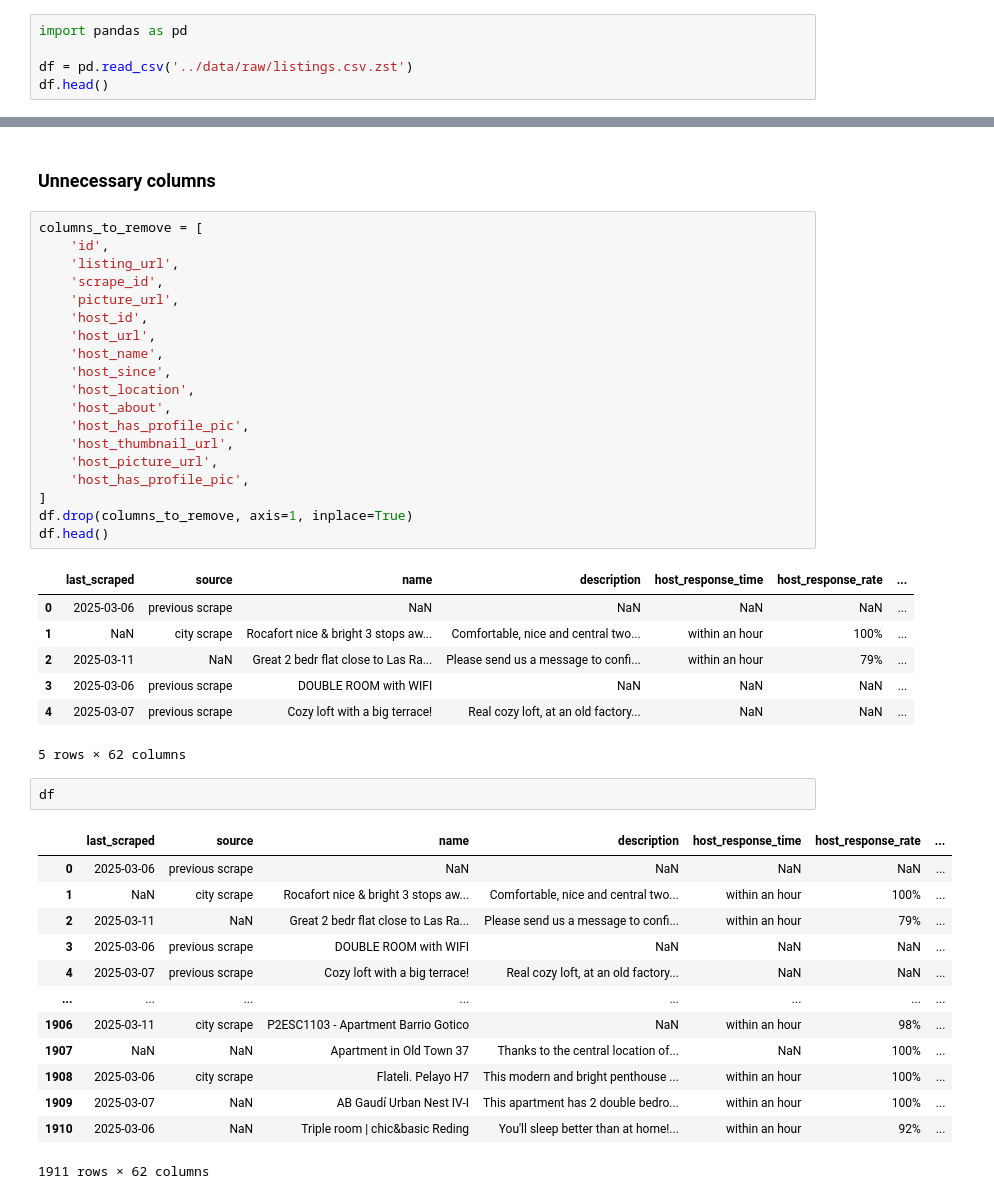
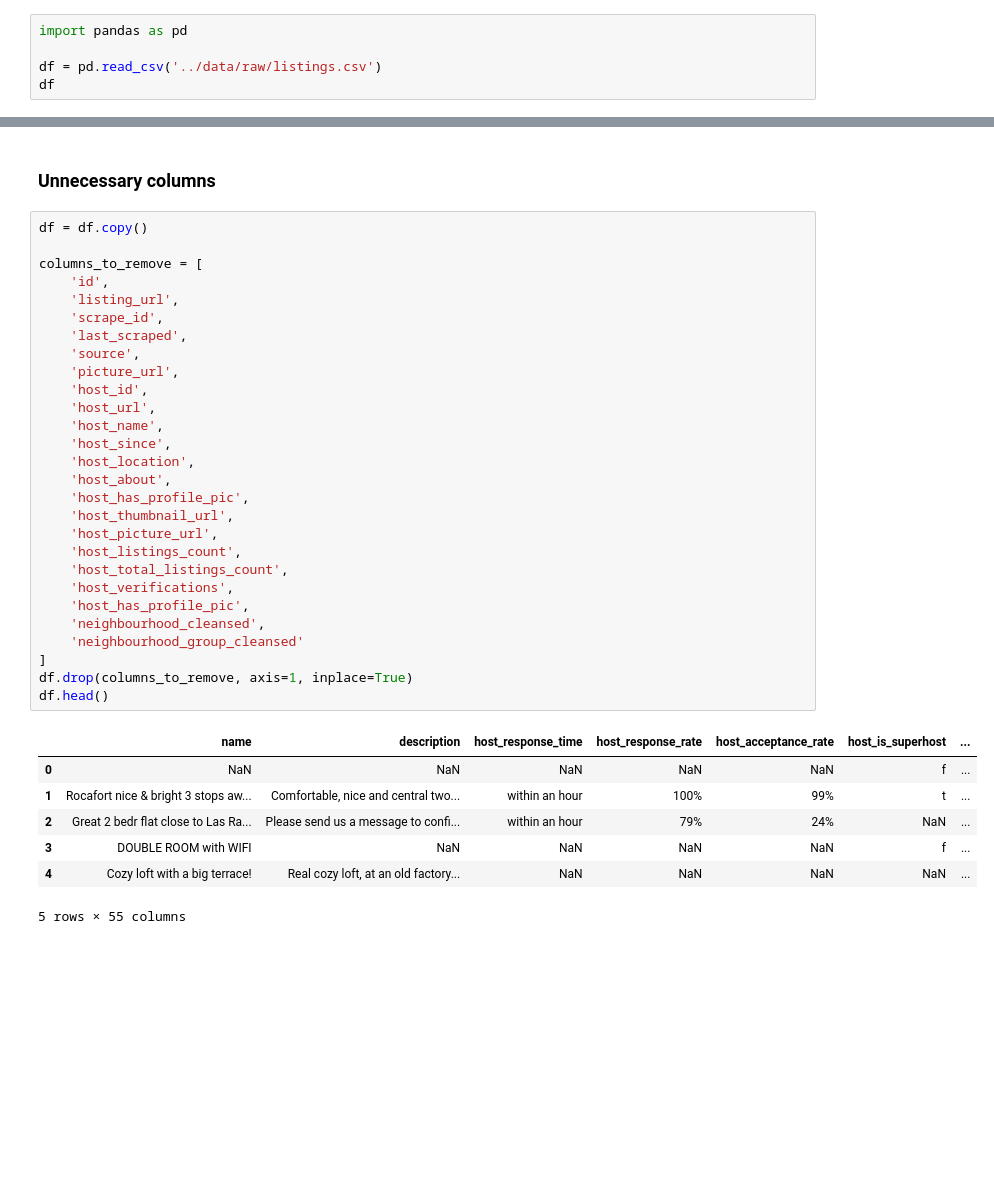
Before and after one commit to dominika232323/Harsh-Review-Detector, a Jupyter notebook: notebooks/1.0-db-data-analysis.ipynb, the cells around one changed output, grey strips where cells are left out. Cells and saved outputs as stored; diff of their text form; blank space fills up the shorter version.

```diff
--- a/notebooks/1.0-db-data-analysis.ipynb
+++ b/notebooks/1.0-db-data-analysis.ipynb
@@ -3,7 +3,7 @@
 # %%
 import pandas as pd
 
-df = pd.read_csv('../data/raw/listings.csv.zst')
-df.head()
+df = pd.read_csv('../data/raw/listings.csv')
+df
 # %% [output]
 |  | id | listing_url | scrape_id | last_scraped | source | name | description | neighborhood_overview | ... |
@@ -146,48 +152,41 @@ memory usage: 1.1+ MB
 # %% [markdown]
 ### Unnecessary columns
 # %%
+df = df.copy()
+
 columns_to_remove = [
     'id',
     'listing_url',
     'scrape_id',
+    'last_scraped',
+    'source',
     'picture_url',
     'host_id',
     'host_url',
     'host_name',
     'host_since',
     'host_location',
     'host_about',
     'host_has_profile_pic',
     'host_thumbnail_url',
     'host_picture_url',
+    'host_listings_count',
+    'host_total_listings_count',
+    'host_verifications',
     'host_has_profile_pic',
+    'neighbourhood_cleansed',
+    'neighbourhood_group_cleansed'
 ]
 df.drop(columns_to_remove, axis=1, inplace=True)
 df.head()
 # %% [output]
-|  | last_scraped | source | name | description | host_response_time | host_response_rate | ... |
-| 0 | 2025-03-06 | previous scrape | NaN | NaN | NaN | NaN | ... |
-| 1 | NaN | city scrape | Rocafort nice & bright 3 stops aw... | Comfortable, nice and central two... | within an hour | 100% | ... |
-| 2 | 2025-03-11 | NaN | Great 2 bedr flat close to Las Ra... | Please send us a message to confi... | within an hour | 79% | ... |
-| 3 | 2025-03-06 | previous scrape | DOUBLE ROOM with WIFI | NaN | NaN | NaN | ... |
-| 4 | 2025-03-07 | previous scrape | Cozy loft with a big terrace! | Real cozy loft, at an old factory... | NaN | NaN | ... |
+|  | name | description | host_response_time | host_response_rate | host_acceptance_rate | host_is_superhost | ... |
+| 0 | NaN | NaN | NaN | NaN | NaN | f | ... |
+| 1 | Rocafort nice & bright 3 stops aw... | Comfortable, nice and central two... | within an hour | 100% | 99% | t | ... |
+| 2 | Great 2 bedr flat close to Las Ra... | Please send us a message to confi... | within an hour | 79% | 24% | NaN | ... |
+| 3 | DOUBLE ROOM with WIFI | NaN | NaN | NaN | NaN | f | ... |
+| 4 | Cozy loft with a big terrace! | Real cozy loft, at an old factory... | NaN | NaN | NaN | NaN | ... |
-5 rows × 62 columns
+5 rows × 55 columns
-# %%
-df
-# %% [output]
-|  | last_scraped | source | name | description | host_response_time | host_response_rate | ... |
-| 0 | 2025-03-06 | previous scrape | NaN | NaN | NaN | NaN | ... |
-| 1 | NaN | city scrape | Rocafort nice & bright 3 stops aw... | Comfortable, nice and central two... | within an hour | 100% | ... |
-| 2 | 2025-03-11 | NaN | Great 2 bedr flat close to Las Ra... | Please send us a message to confi... | within an hour | 79% | ... |
-| 3 | 2025-03-06 | previous scrape | DOUBLE ROOM with WIFI | NaN | NaN | NaN | ... |
-| 4 | 2025-03-07 | previous scrape | Cozy loft with a big terrace! | Real cozy loft, at an old factory... | NaN | NaN | ... |
-| ... | ... | ... | ... | ... | ... | ... | ... |
-| 1906 | 2025-03-11 | city scrape | P2ESC1103 - Apartment Barrio Gotico | NaN | within an hour | 98% | ... |
-| 1907 | NaN | NaN | Apartment in Old Town 37 | Thanks to the central location of... | NaN | 100% | ... |
-| 1908 | 2025-03-06 | city scrape | Flateli. Pelayo H7 | This modern and bright penthouse ... | within an hour | 100% | ... |
-| 1909 | 2025-03-07 | NaN | AB Gaudí Urban Nest IV-I | This apartment has 2 double bedro... | within an hour | 100% | ... |
-| 1910 | 2025-03-06 | NaN | Triple room | chic&basic Reding | You'll sleep better than at home!... | within an hour | 92% | ... |
-1911 rows × 62 columns
 # %%
 print('Data description:')
 df.describe(include='all')
```
Also changed, not shown: parts of 15 cells of this notebook.
